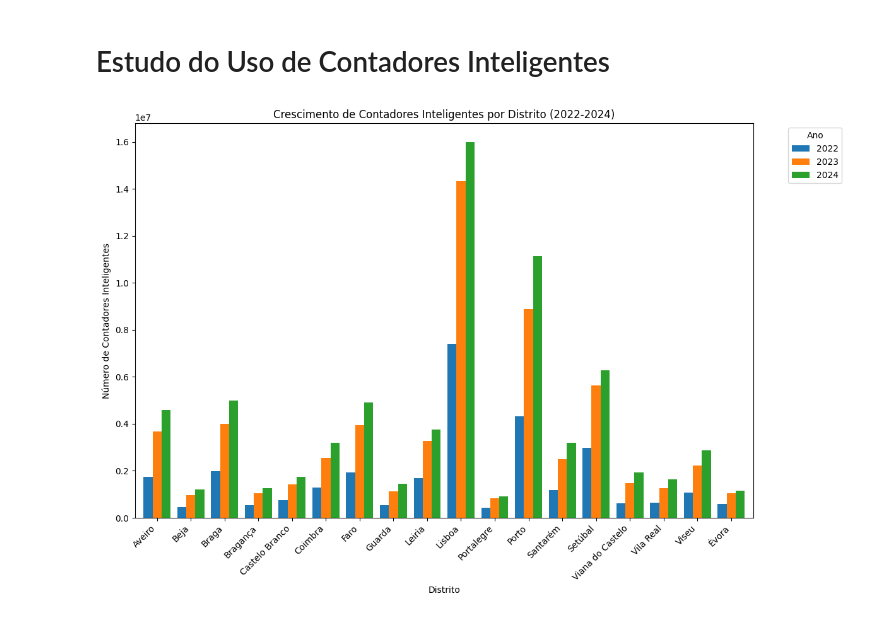
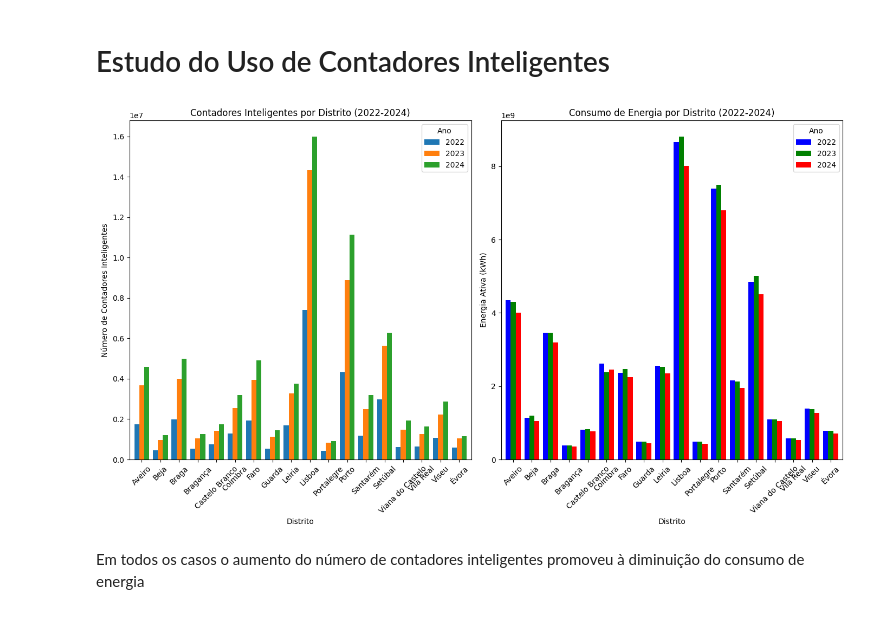
Before and after one commit to leonorsr/E-Redes, a Jupyter notebook: contadores.ipynb, the cells around one changed output. Drawn from its saved outputs; the diff is of its cells as text; code cells hidden in the pictures.

Commit message:
contadores+consumos energia

```diff
--- a/contadores.ipynb
+++ b/contadores.ipynb
@@ -3,38 +3,57 @@
 # %%
 import pandas as pd
 import matplotlib.pyplot as plt
 
-# Carregar o arquivo CSV com o separador correto
-dados = pd.read_csv('./data/contadores.csv', sep=';')
+# Carregar o arquivo CSV de contadores inteligentes
+dados_contadores = pd.read_csv('./data/contadores.csv', sep=';')
 
 # Filtrar apenas os contadores inteligentes
-dados_inteligentes = dados[dados['Inclui contador inteligente'] == 'Sim']
+dados_contadores_inteligentes = dados_contadores[dados_contadores['Inclui contador inteligente'] == 'Sim']
 
 # Filtrar os dados para os anos de 2022 a 2024
-dados_inteligentes = dados_inteligentes[dados_inteligentes['Ano'].isin([2022, 2023, 2024])]
+dados_contadores_inteligentes = dados_contadores_inteligentes[dados_contadores_inteligentes['Ano'].isin([2022, 2023, 2024])]
 
 # Agrupar por Distrito e Ano, somando o número de CPE's (Número de instalações de contadores inteligentes)
-tabela_inteligentes = dados_inteligentes.groupby(['Distrito', 'Ano'])['Número de CPE\'s'].sum().reset_index()
+tabela_contadores_inteligentes = dados_contadores_inteligentes.groupby(['Distrito', 'Ano'])['Número de CPE\'s'].sum().reset_index()
 
-# Pivotar os dados para que os distritos sejam as linhas e os anos sejam as colunas
-tabela_inteligentes_pivot = tabela_inteligentes.pivot(index='Distrito', columns='Ano', values='Número de CPE\'s').fillna(0)
+# Carregar o arquivo CSV de consumos mensais
+dados_consumos = pd.read_csv('./data/consumos-mensais-por-distrito.csv', sep=';')
 
-# Criar gráfico de barras
-tabela_inteligentes_pivot.plot(kind='bar', figsize=(12, 8), width=0.8)
+# Converter a coluna 'Data' para o formato datetime
+dados_consumos['Data'] = pd.to_datetime(dados_consumos['Data'], errors='coerce')
 
-# Adicionar título e rótulos
-plt.title('Crescimento de Contadores Inteligentes por Distrito (2022-2024)')
-plt.xlabel('Distrito')
-plt.ylabel('Número de Contadores Inteligentes')
+# Filtrar os dados para os anos de 2022 a 2024
+dados_consumos = dados_consumos[dados_consumos['Ano'].isin([2022, 2023, 2024])]
 
-# Ajustar o eixo X para exibir os distritos corretamente
-plt.xticks(rotation=45, ha='right')
+# Agrupar por Distrito e Ano, somando o consumo de energia (Energia Ativa em kWh)
+tabela_consumo_anual = dados_consumos.groupby(['Distrito', 'Ano'])['Energia Ativa (kWh)'].sum().reset_index()
 
-# Exibir legenda com os anos
-plt.legend(title='Ano', bbox_to_anchor=(1.05, 1), loc='upper left')
+# Agora vamos combinar as duas tabelas (contadores inteligentes e consumo anual) com base no Distrito e Ano
+tabela_combinada = pd.merge(tabela_contadores_inteligentes, tabela_consumo_anual, on=['Distrito', 'Ano'])
 
-# Exibir gráfico
+# Plotar os gráficos lado a lado
+fig, axes = plt.subplots(1, 2, figsize=(14, 8))
+
+# Gráfico de barras para contadores inteligentes
+tabela_contadores_inteligentes_pivot = tabela_contadores_inteligentes.pivot(index='Distrito', columns='Ano', values="Número de CPE\'s").fillna(0)
+tabela_contadores_inteligentes_pivot.plot(kind='bar', ax=axes[0], width=0.8)
+axes[0].set_title('Contadores Inteligentes por Distrito (2022-2024)')
+axes[0].set_xlabel('Distrito')
+axes[0].set_ylabel('Número de Contadores Inteligentes')
+axes[0].set_xticklabels(tabela_contadores_inteligentes_pivot.index, rotation=45)
+
+# Gráfico de barras para consumo de energia
+tabela_consumo_anual_pivot = tabela_combinada.pivot(index='Distrito', columns='Ano', values='Energia Ativa (kWh)').fillna(0)
+tabela_consumo_anual_pivot.plot(kind='bar', ax=axes[1], width=0.8, color=['blue', 'green', 'red'])
+axes[1].set_title('Consumo de Energia por Distrito (2022-2024)')
+axes[1].set_xlabel('Distrito')
+axes[1].set_ylabel('Energia Ativa (kWh)')
+axes[1].set_xticklabels(tabela_consumo_anual_pivot.index, rotation=45)
+
+# Ajustar layout
 plt.tight_layout()
 plt.show()
 # %% [output]
-[figure, old version]
+[figure, new version]
+# %% [markdown]
+Em todos os casos o aumento do número de contadores inteligentes promoveu à diminuição do consumo de energia
```
Also changed, not shown: 1 other file.
